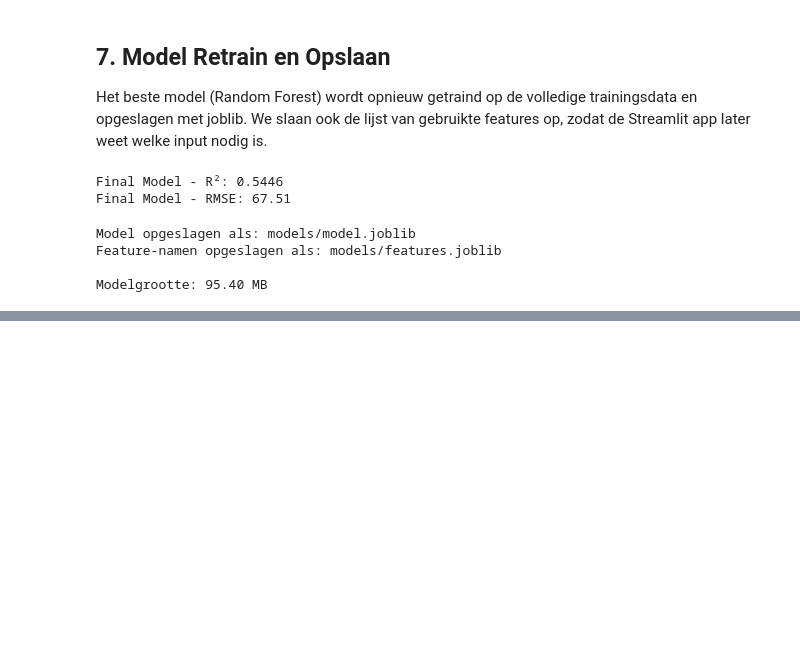
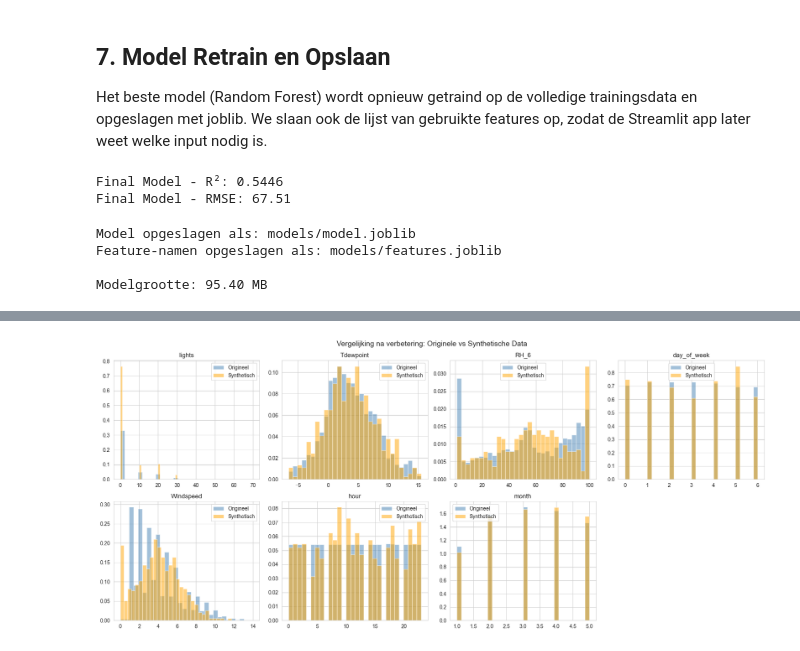
Before and after one commit to Oyin-Adegoju/energy-regression, a Jupyter notebook: notebooks/regression_analysis.ipynb, the cells around one changed output, grey strips where cells are left out. Drawn from its saved outputs; the diff is of its cells as text; code cells hidden in the pictures; blank space fills up the shorter version.

```diff
--- a/notebooks/regression_analysis.ipynb
+++ b/notebooks/regression_analysis.ipynb
@@ -716,0 +883,23 @@ Modelgrootte: 95.40 MB
+# %%
+# Verbeterde synthetische data: nu met originele frequenties voor discrete features
+np.random.seed(42)
+n_samples = 500
+
+synthetic_data = pd.DataFrame()
+
+for feature in selected_features:
+    col = df[feature]
+
+    if feature in ['hour', 'day_of_week', 'month', 'lights']:
+        # Discrete features: random kiezen met originele frequenties
+        value_counts = col.value_counts(normalize=True)
+        synthetic_data[feature] = np.random.choice(
+            value_counts.index, size=n_samples, p=value_counts.values
+        )
+    else:
+        # Continue features: normaalverdeling met zelfde gemiddelde en std
+        synthetic_data[feature] = np.random.normal(col.mean(), col.std(), size=n_samples)
+        synthetic_data[feature] = synthetic_data[feature].clip(col.min(), col.max())
+
+print(f"Verbeterde synthetische dataset shape: {synthetic_data.shape}")
+synthetic_data.head(10)
@@ -716,0 +921,18 @@ Modelgrootte: 95.40 MB
+# %%
+# Opnieuw valideren: vergelijk verdelingen
+fig, axes = plt.subplots(2, 4, figsize=(18, 8))
+axes = axes.flatten()
+
+for i, feature in enumerate(selected_features):
+    axes[i].hist(df[feature], bins=30, alpha=0.5, label='Origineel', color='steelblue', density=True)
+    axes[i].hist(synthetic_data[feature], bins=30, alpha=0.5, label='Synthetisch', color='orange', density=True)
+    axes[i].set_title(feature)
+    axes[i].legend()
+
+axes[7].set_visible(False)
+
+plt.suptitle('Vergelijking na verbetering: Originele vs Synthetische Data', fontsize=14)
+plt.tight_layout()
+plt.show()
+# %% [output]
+[figure, added]
```
Also changed, not shown: parts of 13 cells of this notebook, 6 other files.
